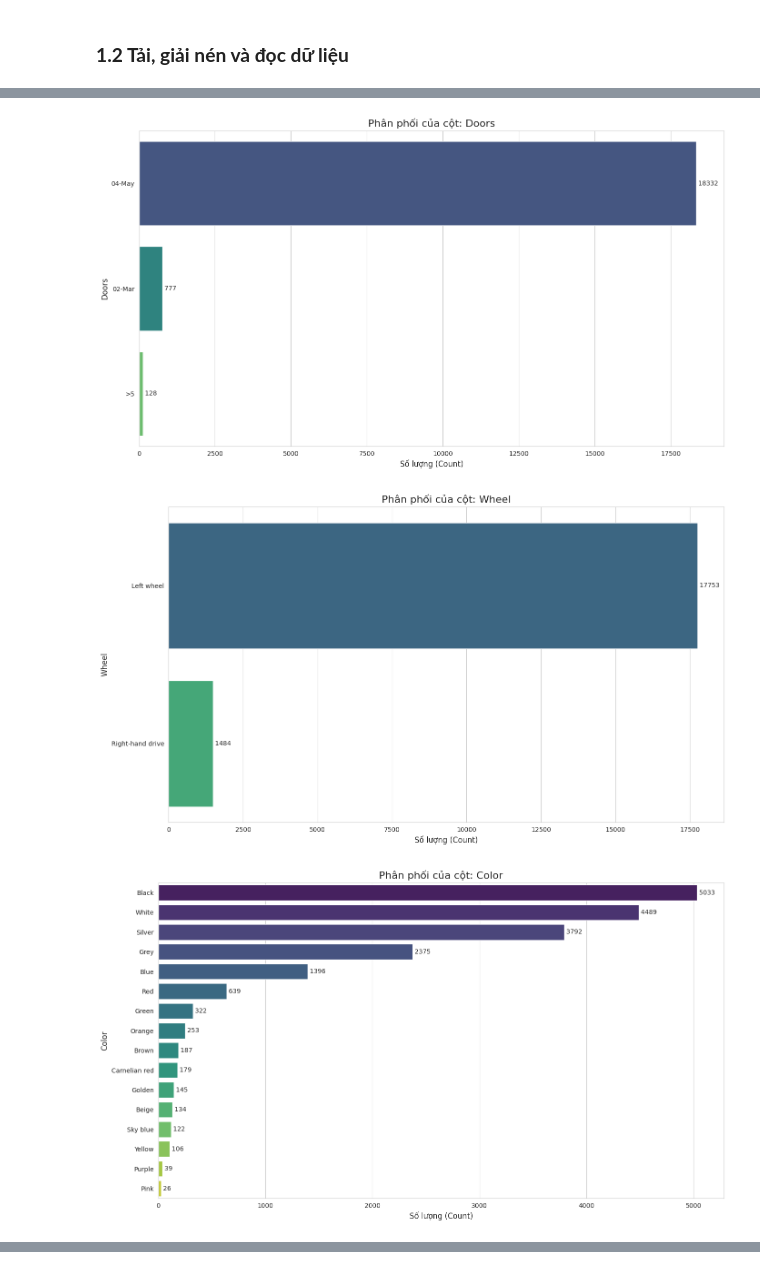
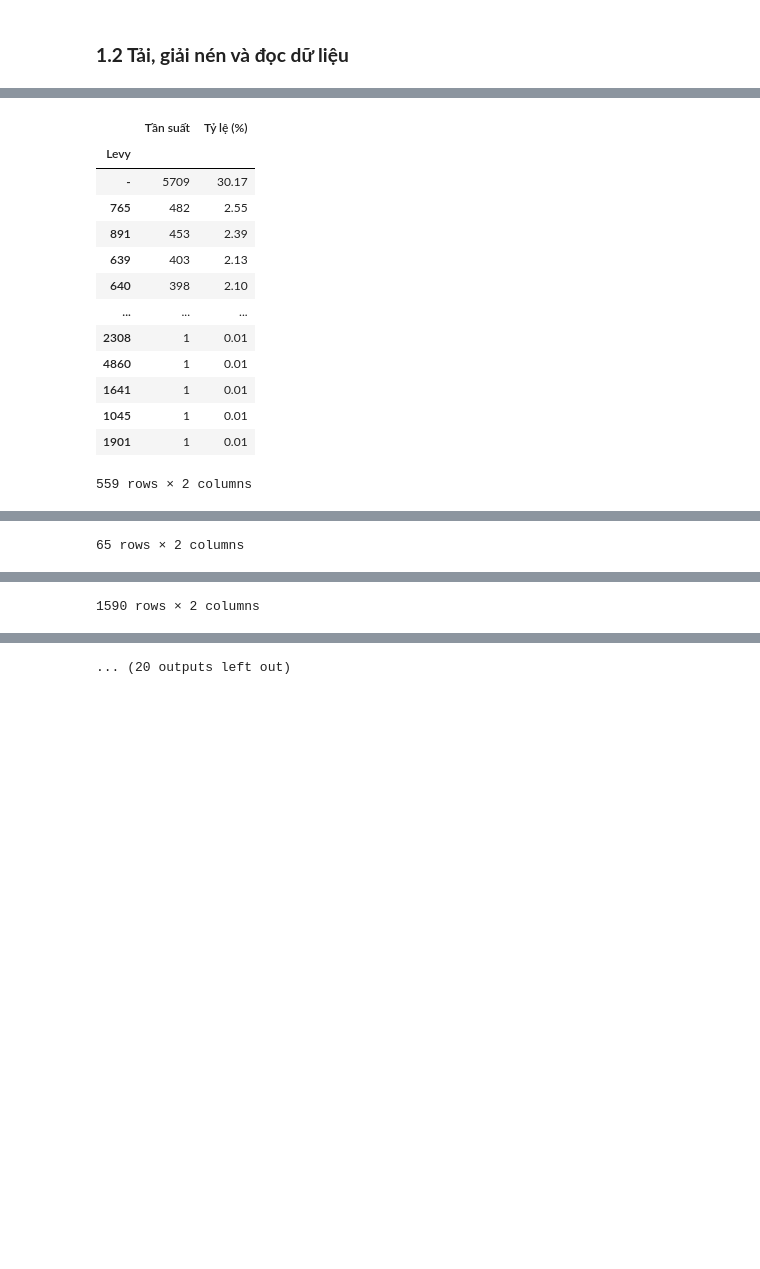
Before and after one commit to ChiThanh512/Machine-Learning-Project-251---CEML1, a Jupyter notebook: BTL1/notebooks/main.ipynb, the cells around one changed output, grey strips where cells are left out. Cells and saved outputs as stored; diff of their text form; code cells hidden in the pictures; blank space fills up the shorter version.

```diff
--- a/BTL1/notebooks/main.ipynb
+++ b/BTL1/notebooks/main.ipynb
@@ -168,39 +183,35 @@ Tiếp theo, chúng ta sẽ xem xét tần suất xuất hiện của từng gi
 # %%
+
+
 # Lấy danh sách các cột dạng phân loại
 categorical_cols = df.select_dtypes(include=['object']).columns
 
-print("\n--- Phân phối của các biến phân loại ---")
+print("\n--- Bảng tần suất cho các biến phân loại (Hiển thị tất cả) ---")
 
-# Lặp qua từng cột phân loại để vẽ biểu đồ
+def display_full_value_counts(col_name):
+    """
+    Hàm này nhận vào tên một cột và hiển thị bảng tần suất đầy đủ,
+    chi tiết và đẹp mắt cho tất cả các giá trị duy nhất trong cột đó.
+    """
+    nunique = df[col_name].nunique()
+    print(f"--- Bảng tần suất chi tiết cho cột: '{col_name}' ---")
+    print(f"Tổng số giá trị duy nhất: {nunique}\n")
+
+    # 1. Lấy bảng tần suất
+    value_counts_df = df[col_name].value_counts().to_frame(name='Tần suất')
+
+    # 2. Thêm cột Tỷ lệ (%)
+    value_counts_df['Tỷ lệ (%)'] = (df[col_name].value_counts(normalize=True) * 100).round(2)
+
+    # 3. Hiển thị toàn bộ bảng bằng display()
+    # Môi trường notebook sẽ tự động thêm thanh cuộn cho bảng dài
+    with pd.option_context('display.max_rows', 20):
+        display(value_counts_df)
+
+    print("Các giá trị duy nhất: ")
+    print(df[col].unique())
+    print("="*70 ,"\n")
+# Lặp qua từng cột phân loại để hiển thị bảng tần suất
 for col in categorical_cols:
-    plt.figure(figsize=(14, 8))
-
-    value_counts = df[col].value_counts()
-
-    if len(value_counts) > 20:
-        value_counts = value_counts.nlargest(20)
-        title = f'Top 20 danh mục phổ biến nhất trong cột: {col}'
-    else:
-        title = f'Phân phối của cột: {col}'
-
-    # --- PHẦN CẬP NHẬT ĐỂ SỬA WARNING ---
-    # Thêm hue=value_counts.index và legend=False
-    ax = sns.barplot(
-        x=value_counts.values,
-        y=value_counts.index,
-        hue=value_counts.index, # Gán biến y cho hue
-        palette='viridis',
-        legend=False # Tắt chú thích không cần thiết
-    )
-
-    plt.title(title, fontsize=16)
-    plt.xlabel('Số lượng (Count)', fontsize=12)
-    plt.ylabel(col, fontsize=12)
-
-    # Thêm nhãn số lượng vào cuối mỗi thanh
-    for index, value in enumerate(value_counts):
-        ax.text(value, index, f' {value}', va='center', fontsize=10)
-
-    plt.tight_layout()
-    plt.show()
+   display_full_value_counts(col)
 # %% [output]
@@ -218,3 +221,14 @@ for col in categorical_cols:
-[figure, removed]
-[figure, removed]
-[figure, removed]
+|  | Tần suất | Tỷ lệ (%) |
+| Levy |  |  |
+| - | 5709 | 30.17 |
+| 765 | 482 | 2.55 |
+| 891 | 453 | 2.39 |
+| 639 | 403 | 2.13 |
+| 640 | 398 | 2.10 |
+| ... | ... | ... |
+| 2308 | 1 | 0.01 |
+| 4860 | 1 | 0.01 |
+| 1641 | 1 | 0.01 |
+| 1045 | 1 | 0.01 |
+| 1901 | 1 | 0.01 |
+559 rows × 2 columns
@@ -220,0 +265 @@ for col in categorical_cols:
+65 rows × 2 columns
@@ -220,0 +293 @@ for col in categorical_cols:
+1590 rows × 2 columns
@@ -220,0 +320 @@ for col in categorical_cols:
+... (20 outputs left out)
```
Also changed, not shown: parts of 17 cells of this notebook.
